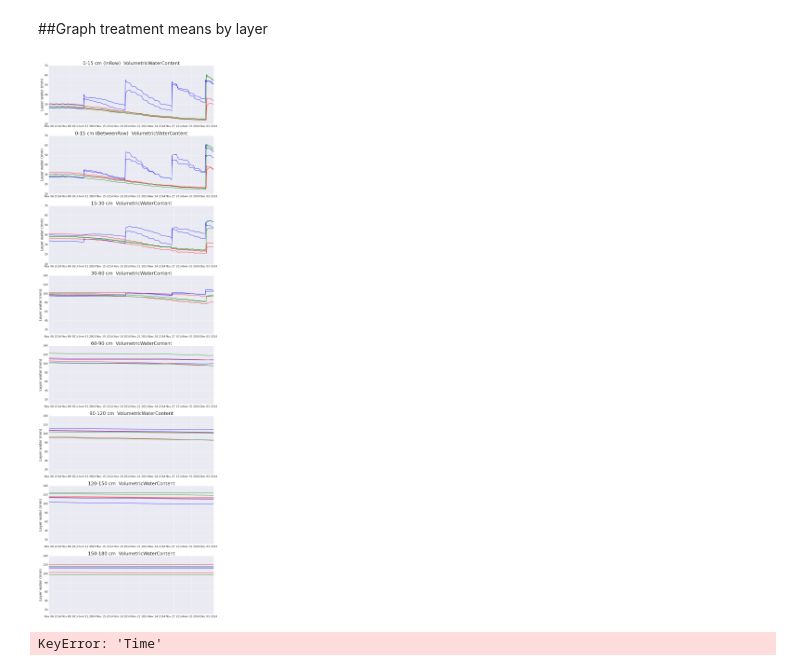
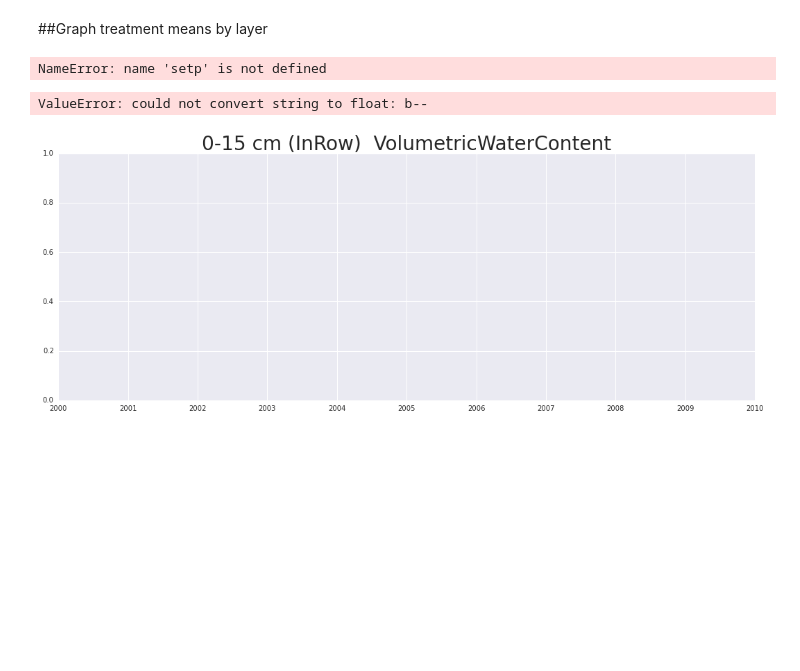
Before and after one commit to smist976/RainShelterBarley, a Jupyter notebook: RainShelterSummary.ipynb, the cells around one changed output. Saved outputs shown, nothing was run; the diff lists cells and outputs as text; code cells hidden in the pictures; blank space fills up the shorter version.

```diff
--- a/RainShelterSummary.ipynb
+++ b/RainShelterSummary.ipynb
@@ -96,34 +95,38 @@ plt.legend(loc='upper left',fontsize=20)
 ProfileWater.index.name='Time'
 # %% [markdown]
 ##Graph treatment means by layer
+# %%
+setp(line)
+# %% [output]
+NameError: name 'setp' is not defined
 # %%
 DataMeans = Data.groupby(level=['Measurement', 'Depth', 'Irrigation', 'Cultivar'],axis=1).mean()
 
 Fig = plt.figure(figsize=(18, 60))
 
 sns.set_palette(['b','b','r','r','g','g'])
+#sns.set_style({"lines.linestyle": ["-","--"]})
 def MakePlot(Position, Depth, LayerThickness, Ymax, DepthLabel):
         Fig.add_subplot(8,1,Position)
         plt.title(DepthLabel + '  VolumetricWaterContent', fontsize=28);
-        plt.plot(DataMeans.index,DataMeans.VolumetricWaterContent.ix[:,Depth]*LayerThickness);
+        plt.plot(DataMeans.index,DataMeans.VolumetricWaterContent.ix[:,Depth]*LayerThickness,'b-','b--','r-','r--','g-','g--');
         plt.ylabel('Layer water (mm)', fontsize=22);
         plt.tick_params(labelsize=16);
         plt.ylim(10,Ymax);
+        #Fig.setp(Fig,linestyle="-")
+
         return;
 
 MakePlot(1,'D1I',150,70,'0-15 cm (InRow)')
 MakePlot(2,'D1B',150,70,'0-15 cm (BetweenRow)')
 MakePlot(3,'D2',150,70,'15-30 cm')
 MakePlot(4,'D3',300,140,'30-60 cm')
 MakePlot(5,'D4',300,140, '60-90 cm')
 MakePlot(6,'D5',300,140,'90-120 cm')
 MakePlot(7,'D6',300,140,'120-150 cm')
 MakePlot(8,'D7',300,140,'150-180 cm')
 # %% [output]
+ValueError: could not convert string to float: b--
-[figure, old version]
+[figure, new version]
-# %%
-LongData = pd.melt(DataMeans.VolumetricWaterContent,id_vars=['Time'])
-# %% [output]
-KeyError: 'Time'
 # %%
 DataMeans.index
```
Also changed, not shown: parts of 8 cells of this notebook, 1 other file.
